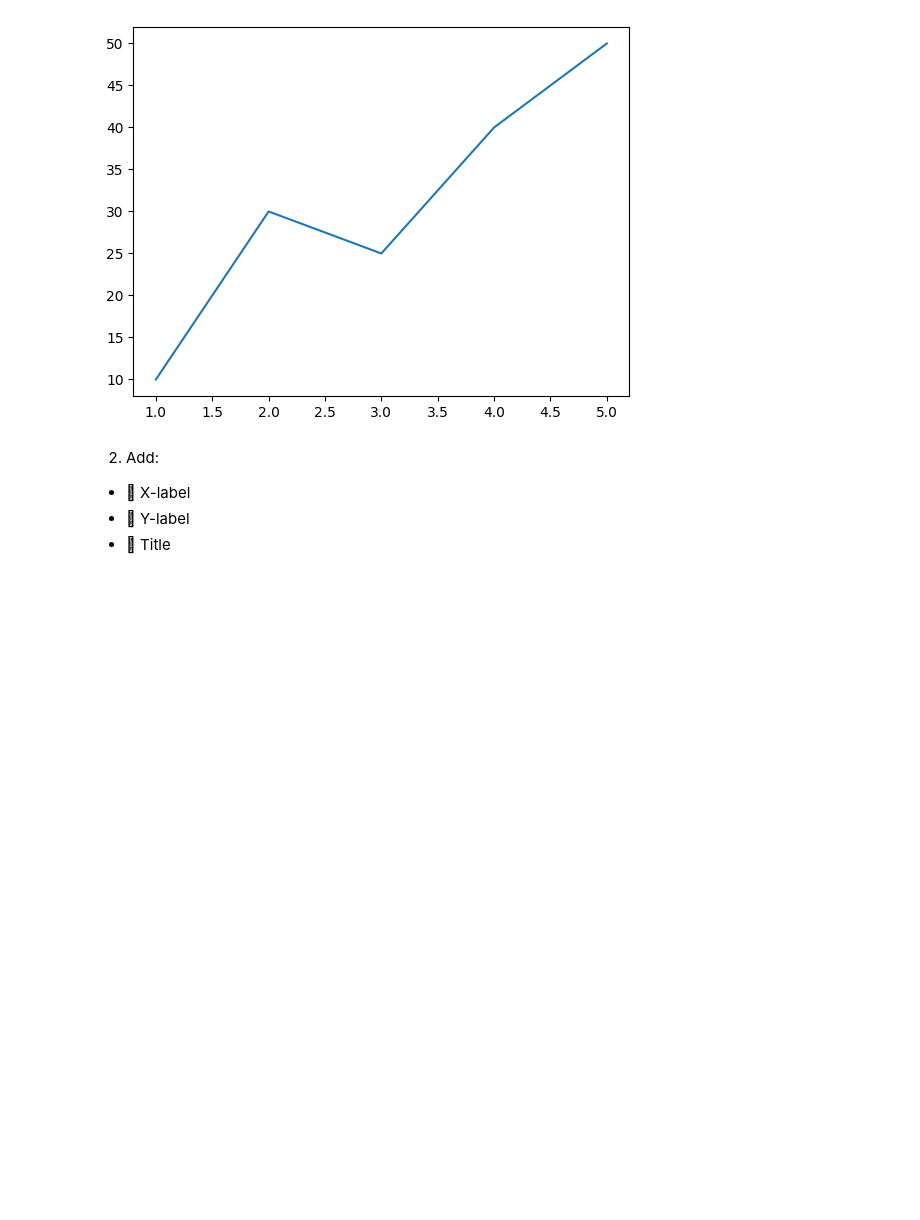
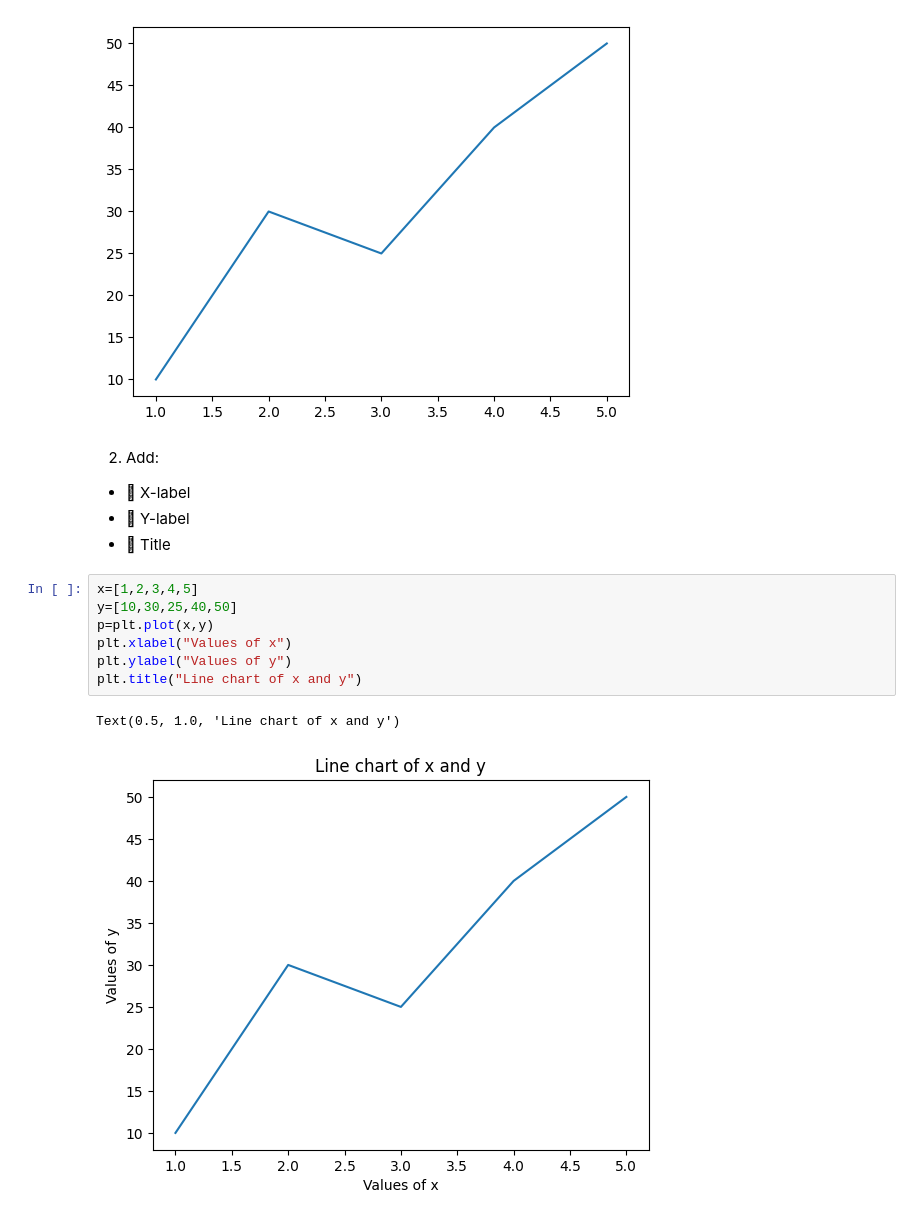
Before and after one commit to sagarnbeedi-analytics/data-analytics-portfolio, a Jupyter notebook: PYTHON/practicing_python_libraries/python_files/matplotlib.ipynb, the cells around one changed output. Cells and saved outputs as stored; diff of their text form; blank space fills up the shorter version.

```diff
--- a/PYTHON/practicing_python_libraries/python_files/matplotlib.ipynb
+++ b/PYTHON/practicing_python_libraries/python_files/matplotlib.ipynb
@@ -25,3 +26,13 @@ p=plt.plot(x,y)
 -  X-label
 -  Y-label
 -  Title
+# %%
+x=[1,2,3,4,5]
+y=[10,30,25,40,50]
+p=plt.plot(x,y)
+plt.xlabel("Values of x")
+plt.ylabel("Values of y")
+plt.title("Line chart of x and y")
+# %% [output]
+Text(0.5, 1.0, 'Line chart of x and y')
+[figure, added]
```
Also changed, not shown: parts of 3 cells of this notebook.
